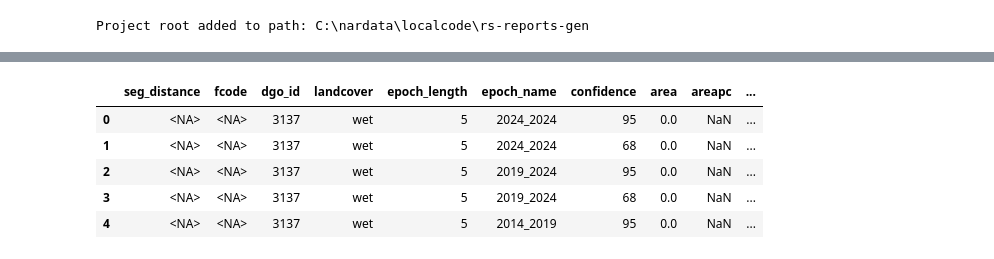
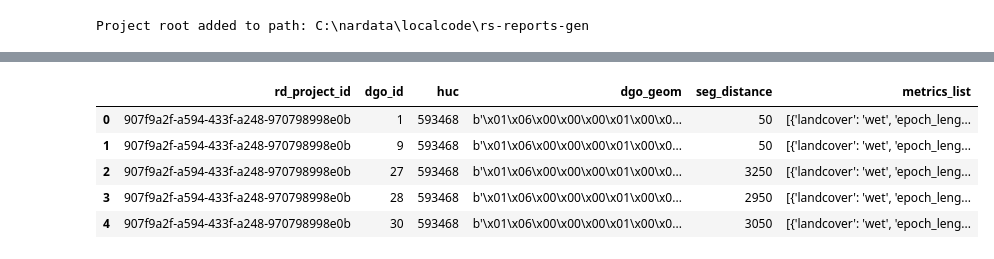
Before and after one commit to Riverscapes/rs-reports-gen, a Jupyter notebook: scripts/exploration/exploration.ipynb, the cells around one changed output, grey strips where cells are left out. Cells and saved outputs as stored; diff of their text form; code cells hidden in the pictures.

```diff
--- a/scripts/exploration/exploration.ipynb
+++ b/scripts/exploration/exploration.ipynb
@@ -40,24 +41,73 @@ from util.pandas import RSFieldMeta
 # Set pandas options for better display
 pd.set_option('display.max_columns', None)
 # %%
-# Define the query (from notebook.py)
-qry = """
-SELECT r.seg_distance, r.fcode, rm.*
-FROM rsdynamics r
-join rsdynamics_metrics rm on (r.rd_project_id = rm.rd_project_id and r.dgo_id = rm.dgo_id)
-where r.huc='364256' and level_path = '364256000000001'
-"""
+def get_data()->pd.DataFrame:
+    # Define the query (from notebook.py)
+    qry = """
+    SELECT r.seg_distance, r.fcode, rm.*
+    FROM rsdynamics r
+    join rsdynamics_metrics rm on (r.rd_project_id = rm.rd_project_id and r.dgo_id = rm.dgo_id)
+    where r.huc='364256' and level_path = '364256000000001'
+    """
 
-# Load the dataframe
-print("Querying Athena...")
-# Note: Ensure you have AWS credentials configured in your environment
-try:
-    df = query_to_dataframe(qry, "dynamicsmetrics")
-    print(f"Dataframe loaded with shape: {df.shape}")
-    display(df.head())
-except Exception as e:
-    print(f"Error executing query: {e}")
-    print("Ensure AWS credentials are set and 'util.athena' is reachable.")
+    # alternate query - when want to get geometry and other data from the rsdynamics as well as the metrics
+    qry = """
+    SELECT
+        r.rd_project_id,
+        r.dgo_id,  -- Use ID from 'r' for grouping
+        -- Optimization: Don't group by Geometry. Use ARBITRARY() or any_value to pass it through.
+        any_value(r.huc) AS huc,
+        any_value(r.dgo_geom) AS dgo_geom,
+        any_value(r.seg_distance) AS seg_distance,
+
+        -- Collapse the 30 metric rows into one list of structs
+    ARRAY_AGG(
+        CAST(
+            ROW(
+                m.landcover,
+                m.epoch_length,
+                m.epoch_name,
+                m.confidence,
+                m.area,
+                m.areapc,
+                m.width,
+                m.widthpc
+            ) AS ROW(
+                landcover VARCHAR,
+                epoch_length VARCHAR,
+                epoch_name VARCHAR,
+                confidence VARCHAR,
+                area DOUBLE,
+                areapc DOUBLE,
+                width DOUBLE,
+                widthpc DOUBLE
+            )
+        )
+    ) AS metrics_list
+
+    FROM rsdynamics r
+    JOIN rsdynamics_metrics m
+        ON (r.rd_project_id = m.rd_project_id AND r.dgo_id = m.dgo_id)
+    WHERE r.huc = '593468'
+    GROUP BY
+        r.huc,
+        r.rd_project_id,
+        r.dgo_id
+    """
+
+    # Load the dataframe
+    print("Querying Athena...")
+    # Note: Ensure you have AWS credentials configured in your environment
+    try:
+        df_raw = query_to_dataframe(qry, "dynamicsmetrics")
+        print(f"Dataframe loaded with shape: {df_raw.shape}")
+        display(df_raw.head())
+        return df_raw
+    except Exception as e:
+        print(f"Error executing query: {e}")
+        print("Ensure AWS credentials are set and 'util.athena' is reachable.")
+
+df_raw = get_data()
 # %% [output]
 Querying Athena...
 [DEBUG] [Athena unload query to DF] Query dynamicsmetrics:
@@ -72,6 +129,6 @@ Dataframe loaded with shape: (24832, 13)
-|  | seg_distance | fcode | dgo_id | landcover | epoch_length | epoch_name | confidence | area | areapc | ... |
-| 0 | <NA> | <NA> | 3137 | wet | 5 | 2024_2024 | 95 | 0.0 | NaN | ... |
-| 1 | <NA> | <NA> | 3137 | wet | 5 | 2024_2024 | 68 | 0.0 | NaN | ... |
-| 2 | <NA> | <NA> | 3137 | wet | 5 | 2019_2024 | 95 | 0.0 | NaN | ... |
-| 3 | <NA> | <NA> | 3137 | wet | 5 | 2019_2024 | 68 | 0.0 | NaN | ... |
-| 4 | <NA> | <NA> | 3137 | wet | 5 | 2014_2019 | 95 | 0.0 | NaN | ... |
+|  | rd_project_id | dgo_id | huc | dgo_geom | seg_distance | metrics_list |
+| 0 | 907f9a2f-a594-433f-a248-970798998e0b | 1 | 593468 | b'\x01\x06\x00\x00\x00\x01\x00\x0... | 50 | [{'landcover': 'wet', 'epoch_leng... |
+| 1 | 907f9a2f-a594-433f-a248-970798998e0b | 9 | 593468 | b'\x01\x06\x00\x00\x00\x01\x00\x0... | 50 | [{'landcover': 'wet', 'epoch_leng... |
+| 2 | 907f9a2f-a594-433f-a248-970798998e0b | 27 | 593468 | b'\x01\x06\x00\x00\x00\x01\x00\x0... | 3250 | [{'landcover': 'wet', 'epoch_leng... |
+| 3 | 907f9a2f-a594-433f-a248-970798998e0b | 28 | 593468 | b'\x01\x06\x00\x00\x00\x01\x00\x0... | 2950 | [{'landcover': 'wet', 'epoch_leng... |
+| 4 | 907f9a2f-a594-433f-a248-970798998e0b | 30 | 593468 | b'\x01\x06\x00\x00\x00\x01\x00\x0... | 3050 | [{'landcover': 'wet', 'epoch_leng... |
```
Also changed, not shown: parts of 17 cells of this notebook, 10 other files.
